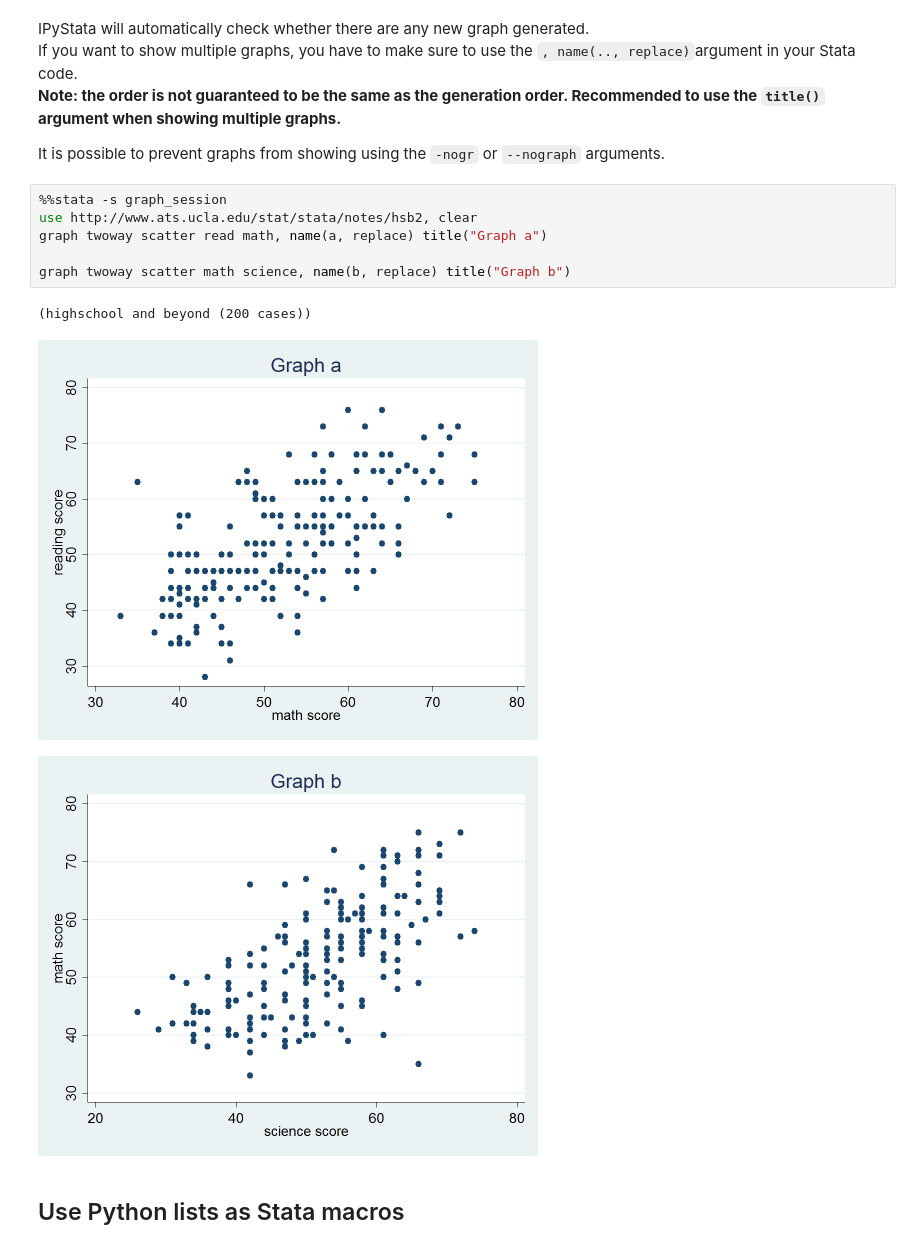
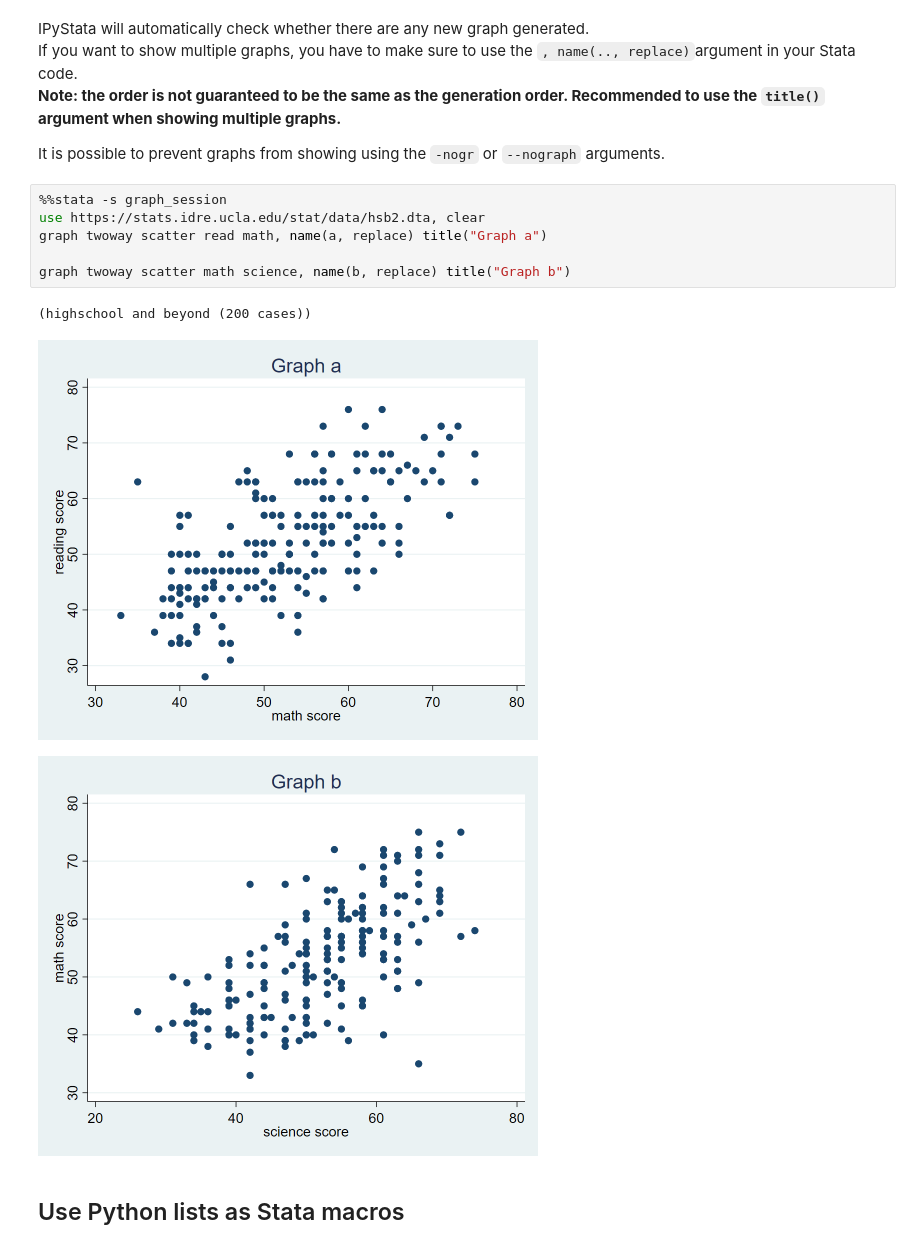
Before and after one commit to TiesdeKok/ipystata, a Jupyter notebook: ipystata/Example.ipynb, the cells around one changed output. Saved outputs shown, nothing was run; the diff lists cells and outputs as text.

```diff
--- a/ipystata/Example.ipynb
+++ b/ipystata/Example.ipynb
@@ -95,14 +88,14 @@ If you want to show multiple graphs, you have to make sure to use the `, name(..
 It is possible to prevent graphs from showing using the `-nogr` or `--nograph` arguments.
 # %%
 %%stata -s graph_session
-use http://www.ats.ucla.edu/stat/stata/notes/hsb2, clear
+use https://stats.idre.ucla.edu/stat/data/hsb2.dta, clear
 graph twoway scatter read math, name(a, replace) title("Graph a")
 
 graph twoway scatter math science, name(b, replace) title("Graph b")
 # %% [output]
 (highschool and beyond (200 cases))
-[figure, old version]
+[figure, new version]
-[figure, old version]
+[figure, new version]
 # %% [markdown]
 ## Use Python lists as Stata macros
 # %% [markdown]
```
Also changed, not shown: parts of 8 cells of this notebook, 4 other files.
